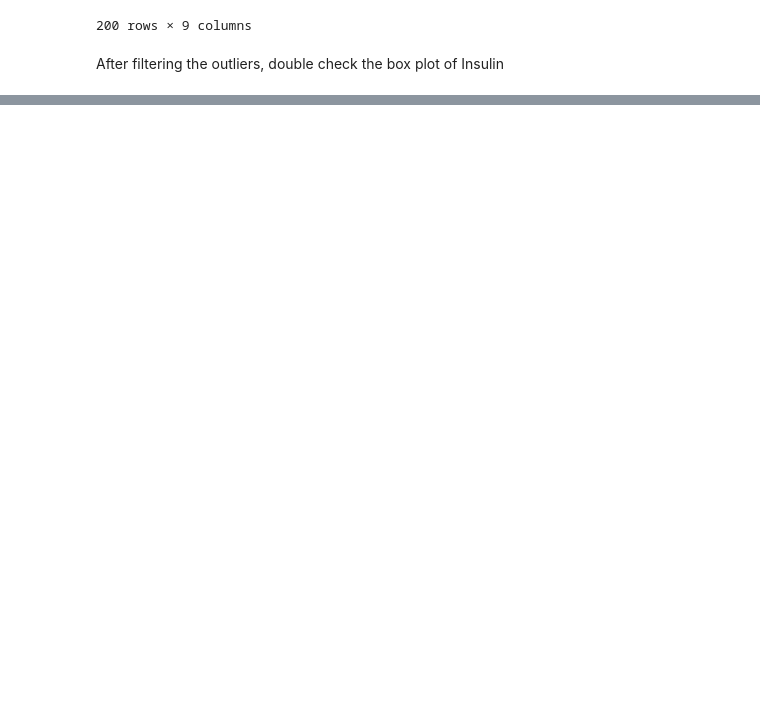
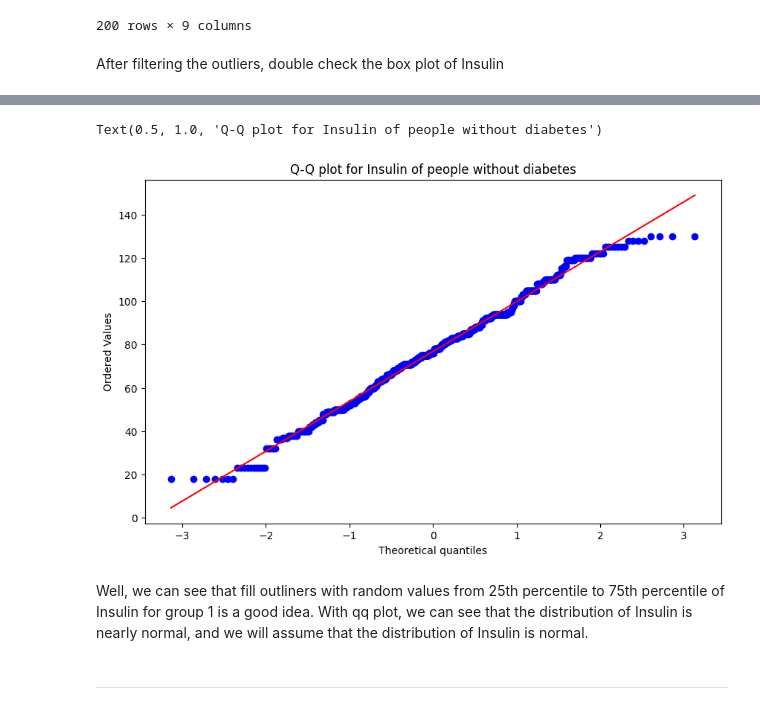
Before and after one commit to Drissdo185/Static-Method-Project, a Jupyter notebook: Rework.ipynb, the cells around one changed output, grey strips where cells are left out. Drawn from its saved outputs; the diff is of its cells as text; code cells hidden in the pictures; blank space fills up the shorter version.

Commit message:
clear outliner

```diff
--- a/Rework.ipynb
+++ b/Rework.ipynb
@@ -390,0 +462,13 @@ Name: Insulin, dtype: float64
+# %%
+# Without diabetes
+# Group 1: 20 to 28
+outliers_condition = (df_without_nana['Outcome'] == 0) & (df_without_nana['Age'] > 20) & (df_without_nana['Age'] < 28) & (df_without_nana['Insulin'] > 130)
+num_outliers = outliers_condition.sum()
+random_values = np.random.randint(60, 94, size=num_outliers)
+df_without_nana.loc[outliers_condition, 'Insulin'] = random_values
+
+# Group 2: 28 to 90
+outliers_condition = (df_without_nana['Outcome'] == 0) & (df_without_nana['Age'] >= 28) & (df_without_nana['Age'] < 90) & (df_without_nana['Insulin'] > 130)
+num_outliers = outliers_condition.sum()
+random_values = np.random.randint(68, 114, size=num_outliers)
+df_without_nana.loc[outliers_condition, 'Insulin'] = random_values
@@ -390,0 +492,15 @@ Name: Insulin, dtype: float64
+# %%
+# qq plot for Insulin of people without diabetes
+import scipy.stats as stats
+import matplotlib.pyplot as plt
+
+plt.figure(figsize=(10, 6))
+stats.probplot(df_without_nana[df_without_nana['Outcome'] == 0]['Insulin'], dist="norm", plot=plt)
+plt.title('Q-Q plot for Insulin of people without diabetes')
+# %% [output]
+Text(0.5, 1.0, 'Q-Q plot for Insulin of people without diabetes')
+[figure, added]
+# %% [markdown]
+Well, we can see that fill outliners with random values from 25th percentile to 75th percentile of Insulin for group 1 is a good idea. With qq plot, we can see that the distribution of Insulin is nearly normal, and we will assume that the distribution of Insulin is normal.
+# %% [markdown]
+---
```
Also changed, not shown: parts of 29 cells of this notebook.
